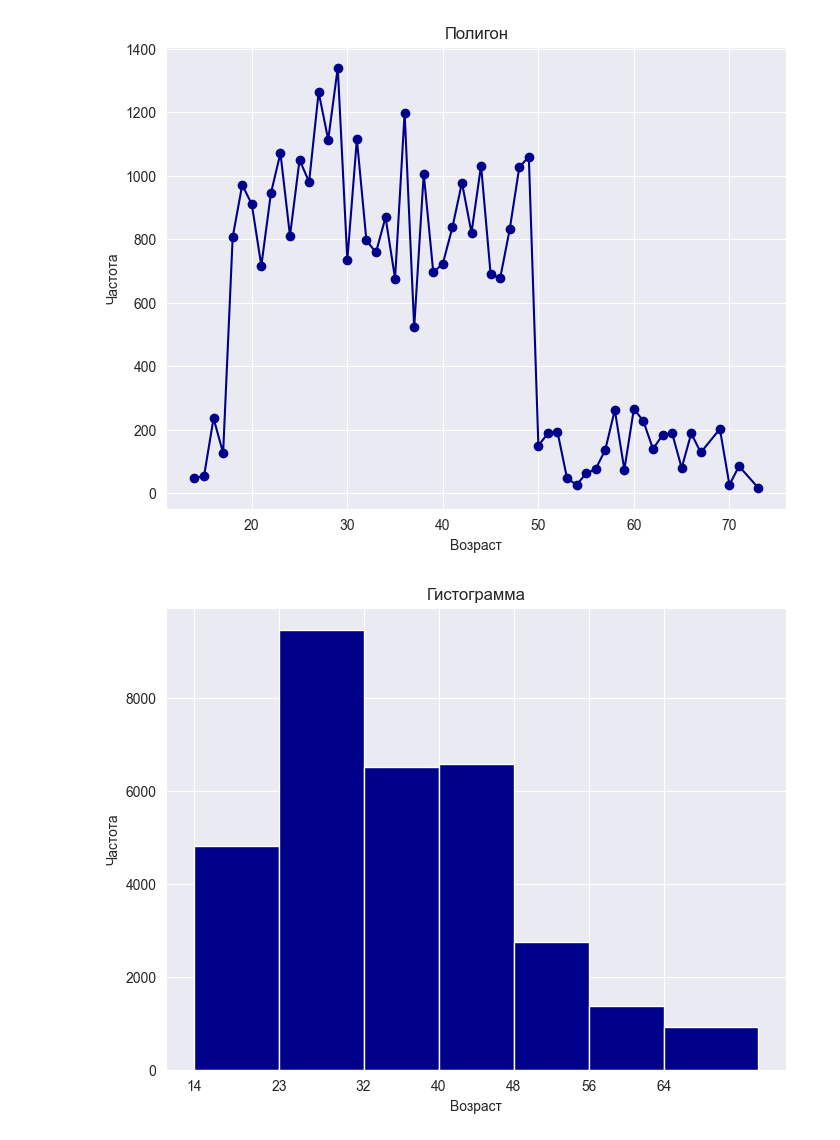
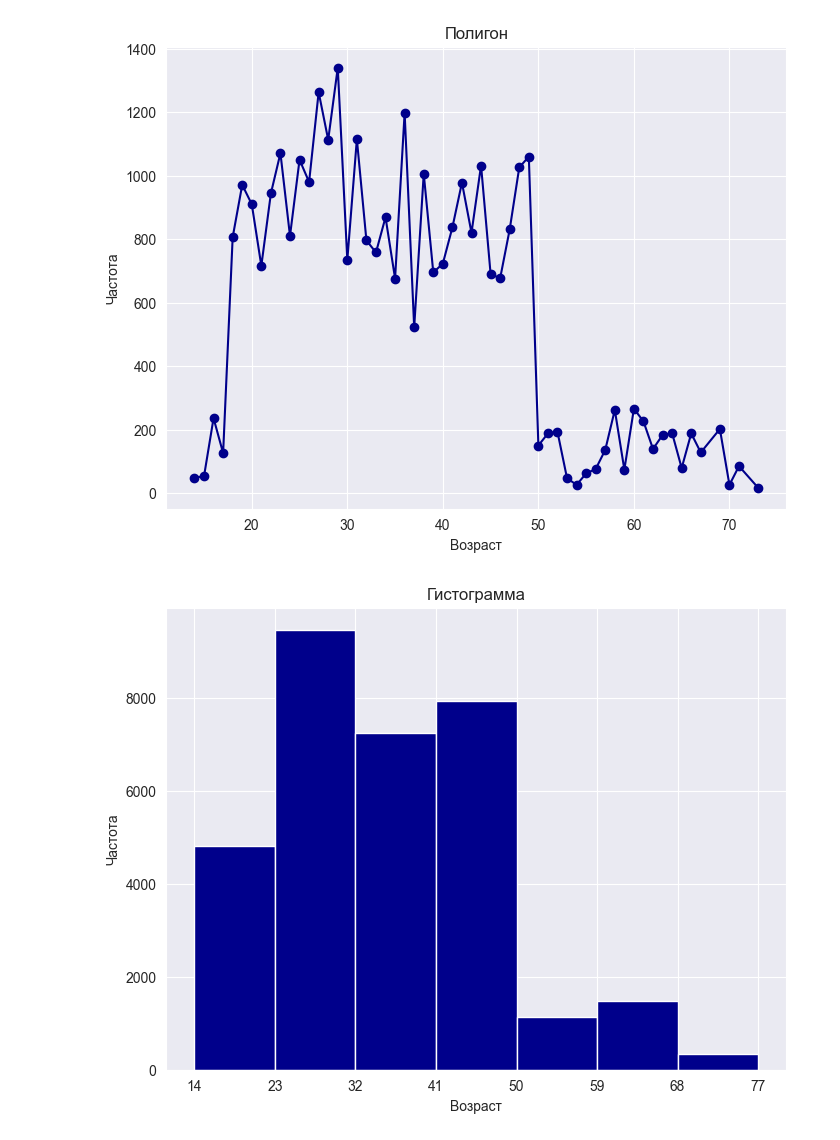
Before and after one commit to winpeperk/stat_anal_methods, a Jupyter notebook: lecture_1/1.1.ipynb, the cells around one changed output. Cells and saved outputs as stored; diff of their text form; code cells hidden in the pictures.

```diff
--- a/lecture_1/1.1.ipynb
+++ b/lecture_1/1.1.ipynb
@@ -37,19 +37,20 @@ discrete.head()
 | 4 | 44 | 0.031829 |
 # %%
 ages = sorted(group_data.keys())
-idxs = np.array_split(range(len(ages)), 7)
+min_age, max_age = ages[0], ages[-1]
 
 interval = []
-for idx in idxs:
-    x_l, x_r = ages[idx[0]], ages[idx[-1]]
+for x_l in range(min_age, max_age + 1, 9):
+    x_r = x_l + 8
     n = len(data[(x_l <= data) & (data <= x_r)])
     interval.append([x_l, x_r, n])
 
 interval = pd.DataFrame(interval, columns=['x_l', 'x_r', 'n'])
+interval['x_r'] = interval['x_r'] + 1
 interval['x_middle'] = (interval['x_l'] + interval['x_r']) / 2
 interval['S'] = interval['n'].cumsum()
 
-print('Интервальный ряд')
+print('Интервальный ряд\n')
 interval
 # %% [output]
 Интервальный ряд
@@ -228,13 +229,13 @@ plt.show()
 # %%
 x_l, n = interval['x_l'], interval['n']
 h = interval['x_r'] - x_l
 
 plt.figure(figsize=(8,6))
-plt.bar(x_l, n, color='darkblue', align='edge', width=h + 1)
+plt.bar(x_l, n, color='darkblue', align='edge', width=h)
 plt.title('Гистограмма')
 plt.xlabel('Возраст')
 plt.ylabel('Частота')
-plt.xticks(x_l)
+plt.xticks(pd.concat([x_l, pd.Series([77])]))
 plt.show()
 # %% [output]
-[figure, old version]
+[figure, new version]
```
Also changed, not shown: parts of 2 cells of this notebook.
